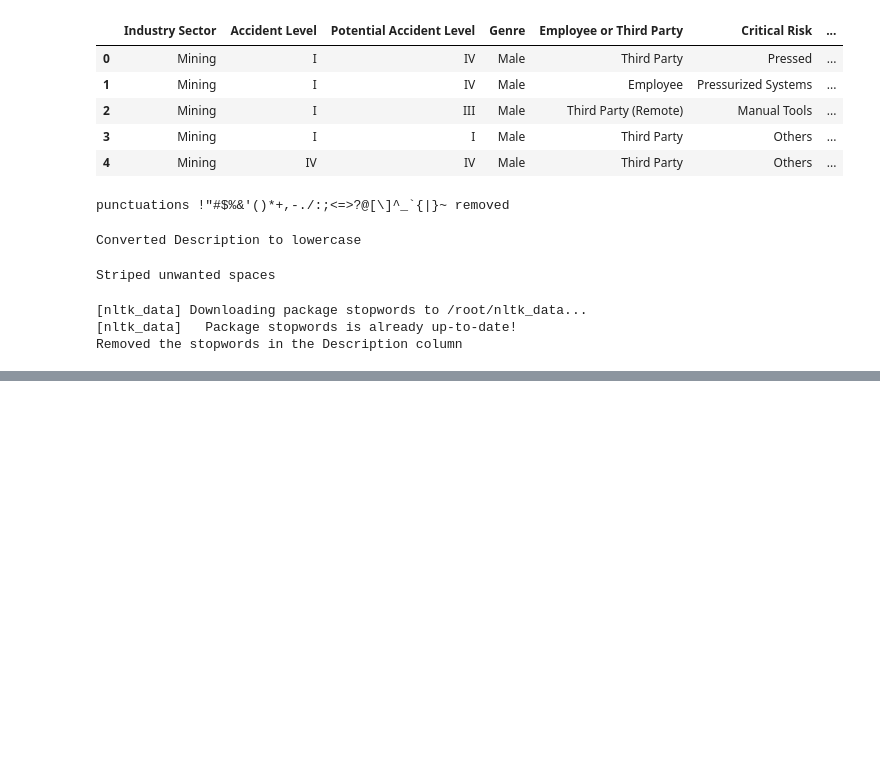
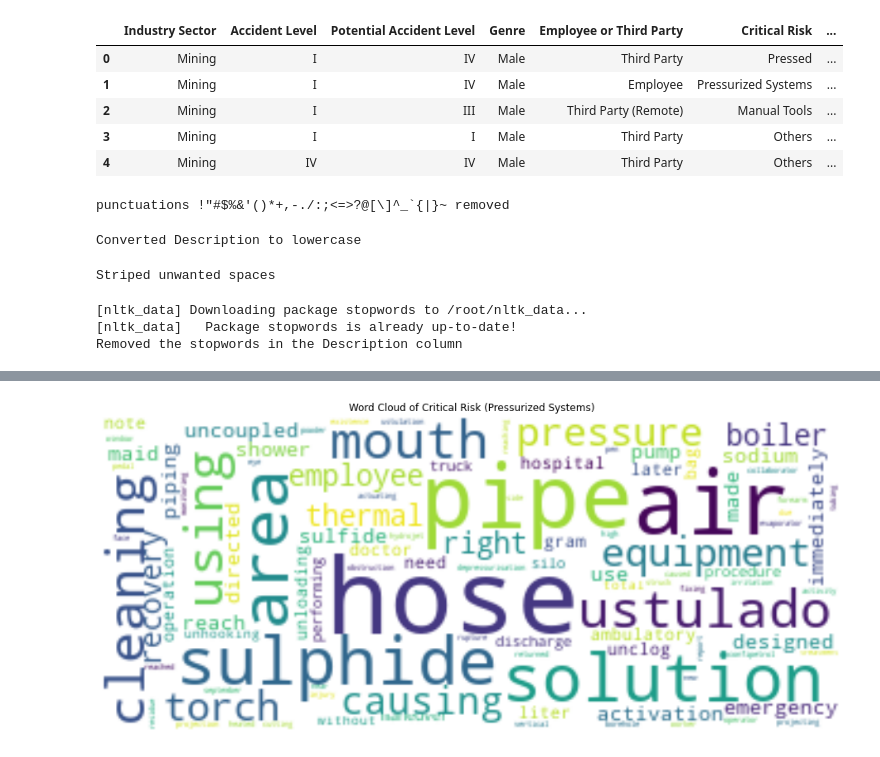
Before and after one commit to martianjob/chatbot, a Jupyter notebook: capstone.ipynb, the cells around one changed output, grey strips where cells are left out. Drawn from its saved outputs; the diff is of its cells as text; code cells hidden in the pictures; blank space fills up the shorter version.

```diff
--- a/capstone.ipynb
+++ b/capstone.ipynb
@@ -145,0 +208,5 @@ re.sub(r'\bNA\b', "",x ,flags=re.I)
+# %%
+filter_data = ' '.join((data.loc[data['Critical Risk'] == 'Pressurized Systems']).Description)
+plot_wordcloud(filter_data,"Word Cloud of Critical Risk (Pressurized Systems)")
+# %% [output]
+[figure, added]
```
Also changed, not shown: parts of 17 cells of this notebook.
